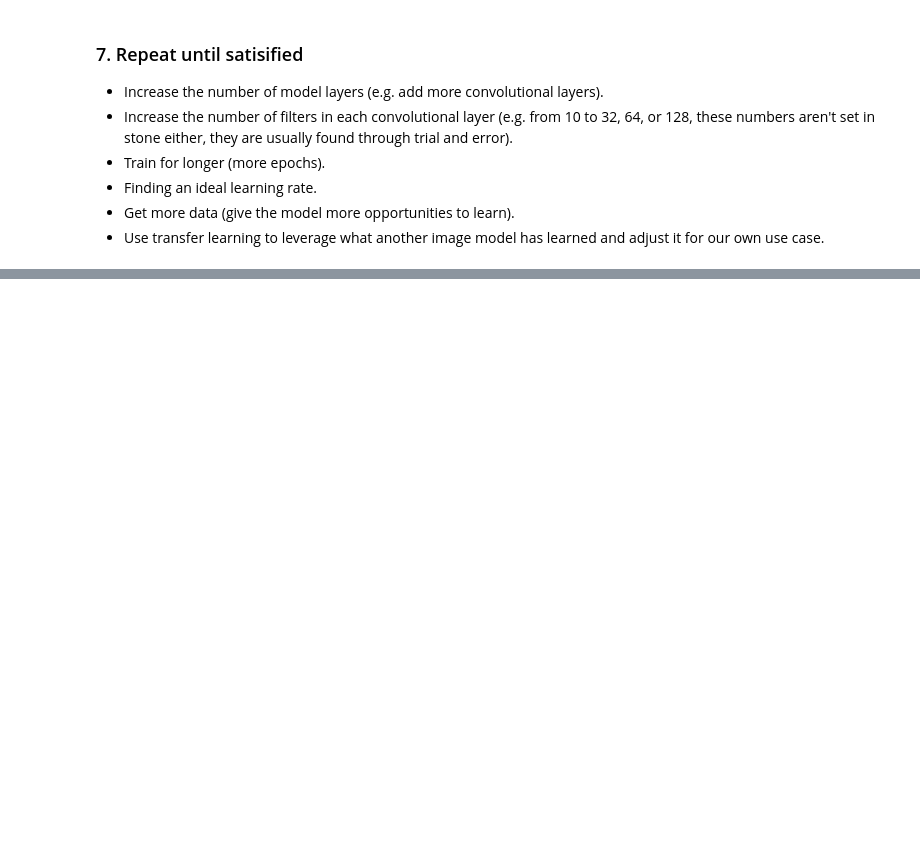
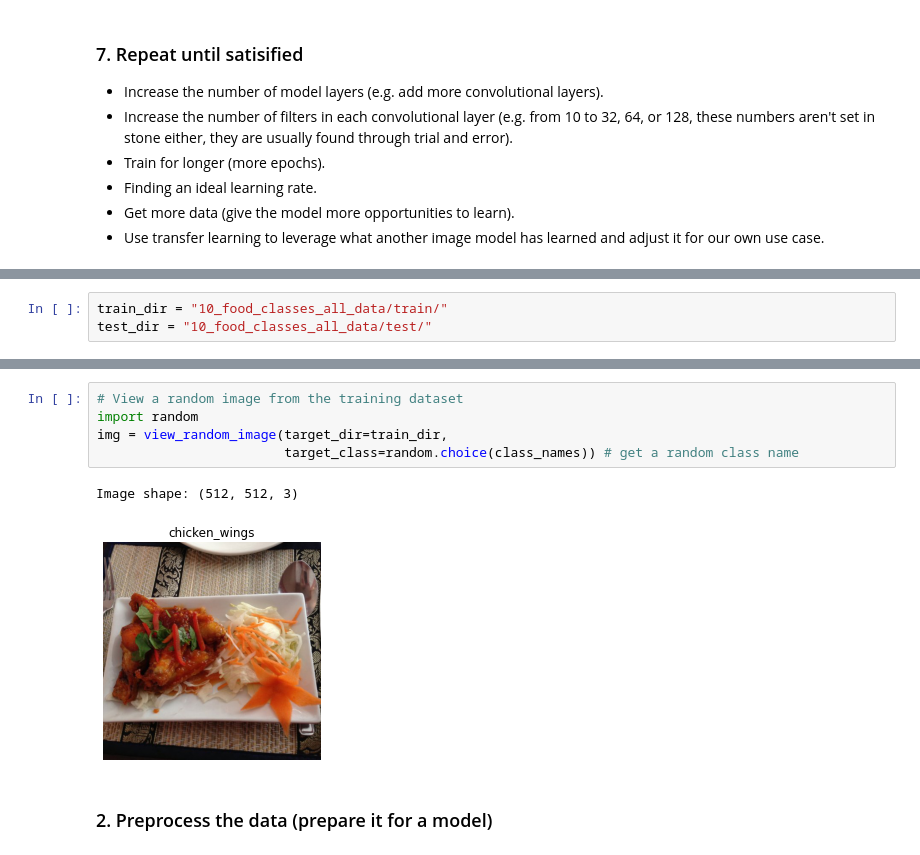
Before and after one commit to ML20220207/udemy_TF, a Jupyter notebook: 03_1_Convolutional_Neural_Networks_and_Computer_Vision.ipynb, the cells around one changed output, grey strips where cells are left out. Saved outputs shown, nothing was run; the diff lists cells and outputs as text; blank space fills up the shorter version.

```diff
--- a/03_1_Convolutional_Neural_Networks_and_Computer_Vision.ipynb
+++ b/03_1_Convolutional_Neural_Networks_and_Computer_Vision.ipynb
@@ -529,0 +700,3 @@ plt.axis(False);
+# %%
+train_dir = "10_food_classes_all_data/train/"
+test_dir = "10_food_classes_all_data/test/"
@@ -529,0 +713,10 @@ plt.axis(False);
+# %%
+# View a random image from the training dataset
+import random
+img = view_random_image(target_dir=train_dir,
+                        target_class=random.choice(class_names)) # get a random class name
+# %% [output]
+Image shape: (512, 512, 3)
+[figure, added]
+# %% [markdown]
+### 2. Preprocess the data (prepare it for a model)
```
Also changed, not shown: parts of 61 cells of this notebook.
